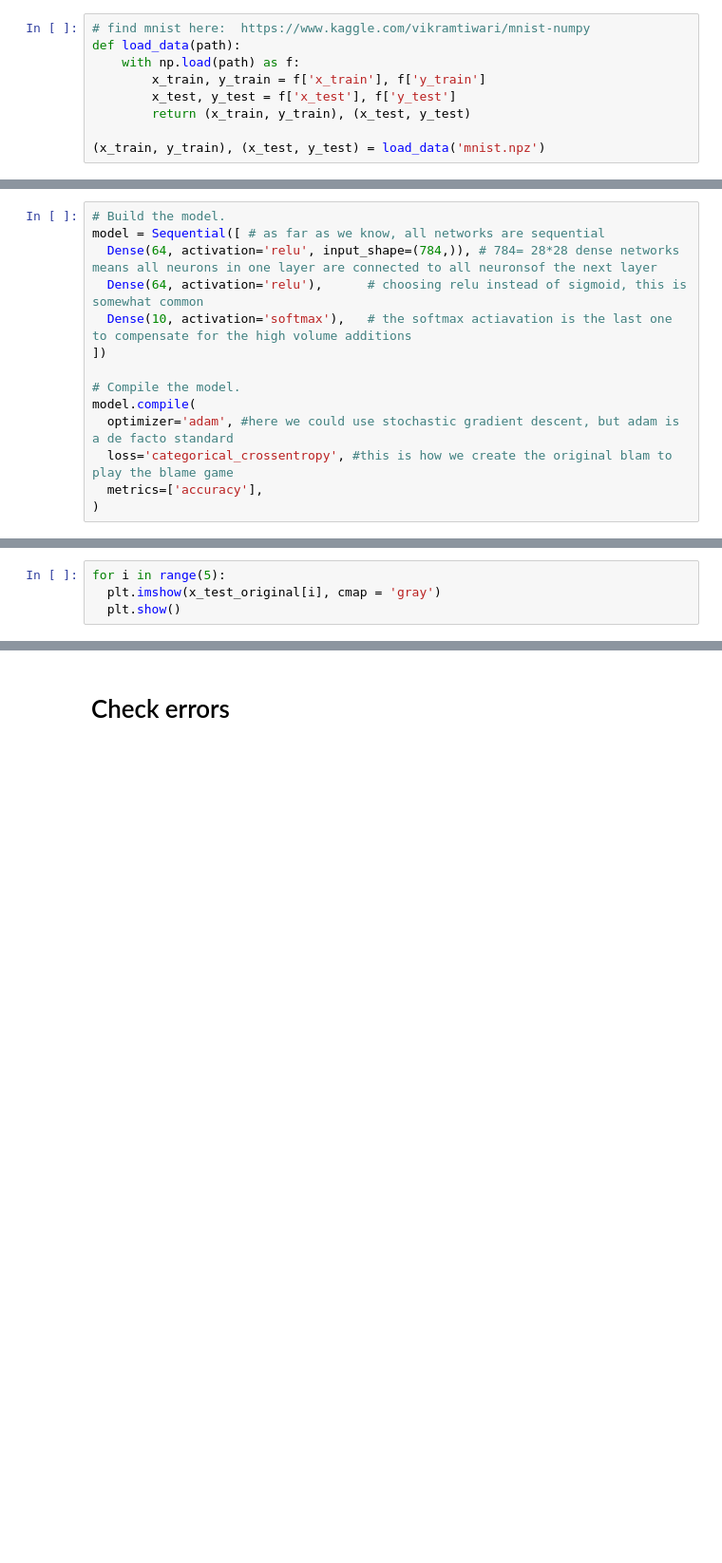
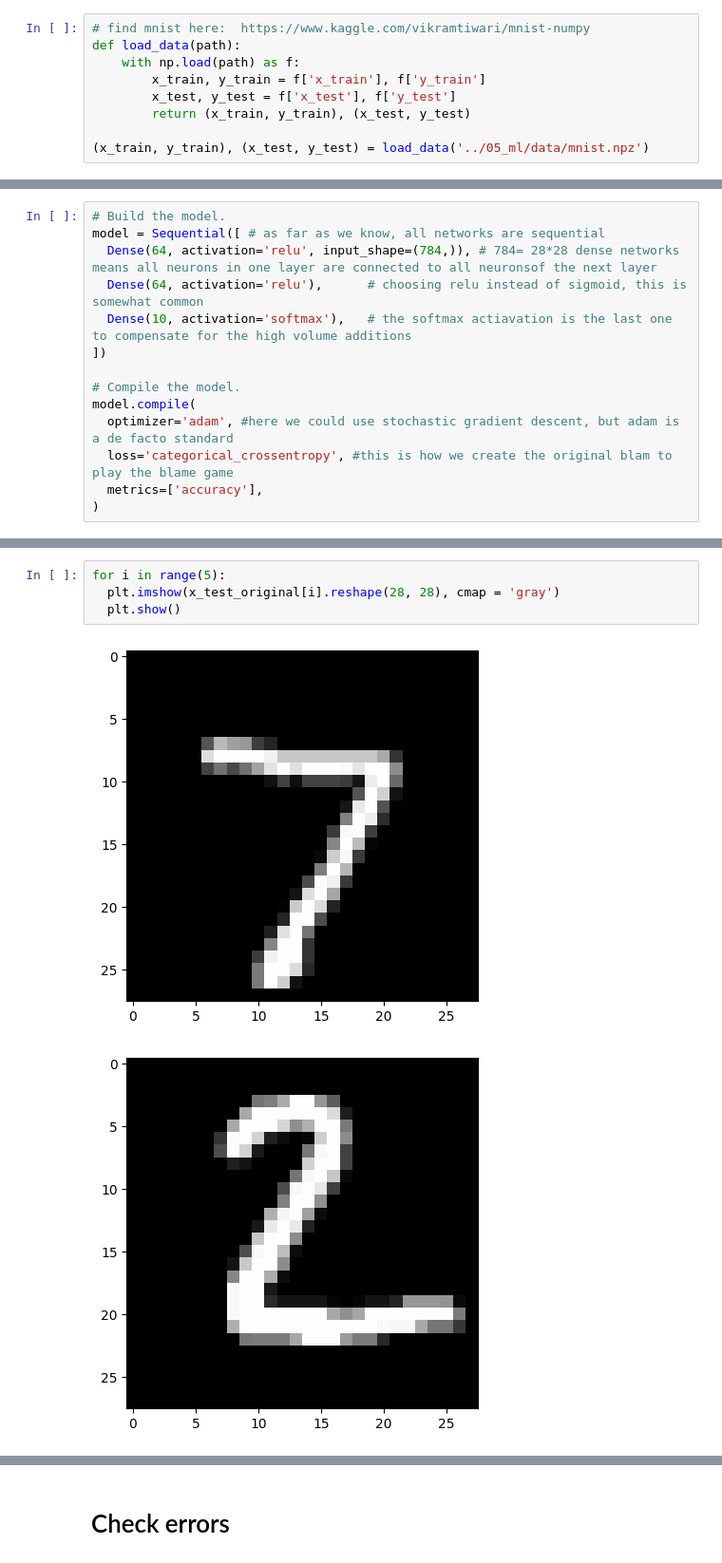
Before and after one commit to GoncaloJardim/ironhack-v4-data-lessons, a Jupyter notebook: cohorts/15_oct_24/05_ml/W20D3_deep_learning.ipynb, the cells around one changed output, grey strips where cells are left out. Shown at 95% size. Cells and saved outputs as stored; diff of their text form; blank space fills up the shorter version.

Commit message:
add file mnist

```diff
--- a/cohorts/15_oct_24/05_ml/W20D3_deep_learning.ipynb
+++ b/cohorts/15_oct_24/05_ml/W20D3_deep_learning.ipynb
@@ -55,6 +91,6 @@ def load_data(path):
         x_test, y_test = f['x_test'], f['y_test']
         return (x_train, y_train), (x_test, y_test)
 
-(x_train, y_train), (x_test, y_test) = load_data('mnist.npz')
+(x_train, y_train), (x_test, y_test) = load_data('../05_ml/data/mnist.npz')
 # %%
 x_train.shape
@@ -131,4 +246,7 @@ print(np.argmax(predictions, axis=1))
 # %%
 for i in range(5):
-  plt.imshow(x_test_original[i], cmap = 'gray')
+  plt.imshow(x_test_original[i].reshape(28, 28), cmap = 'gray')
   plt.show()
+# %% [output]
+[figure, added]
+[figure, added]
```
Also changed, not shown: parts of 22 cells of this notebook, 1 other file.
